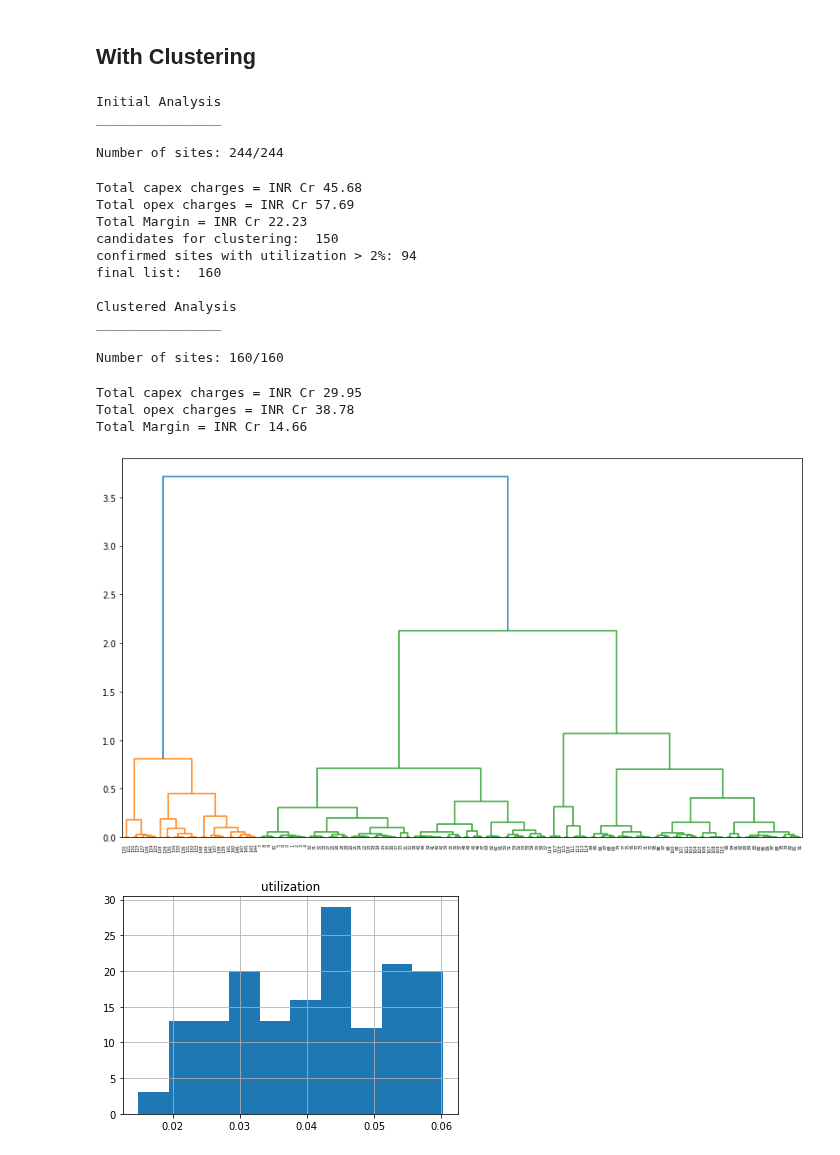
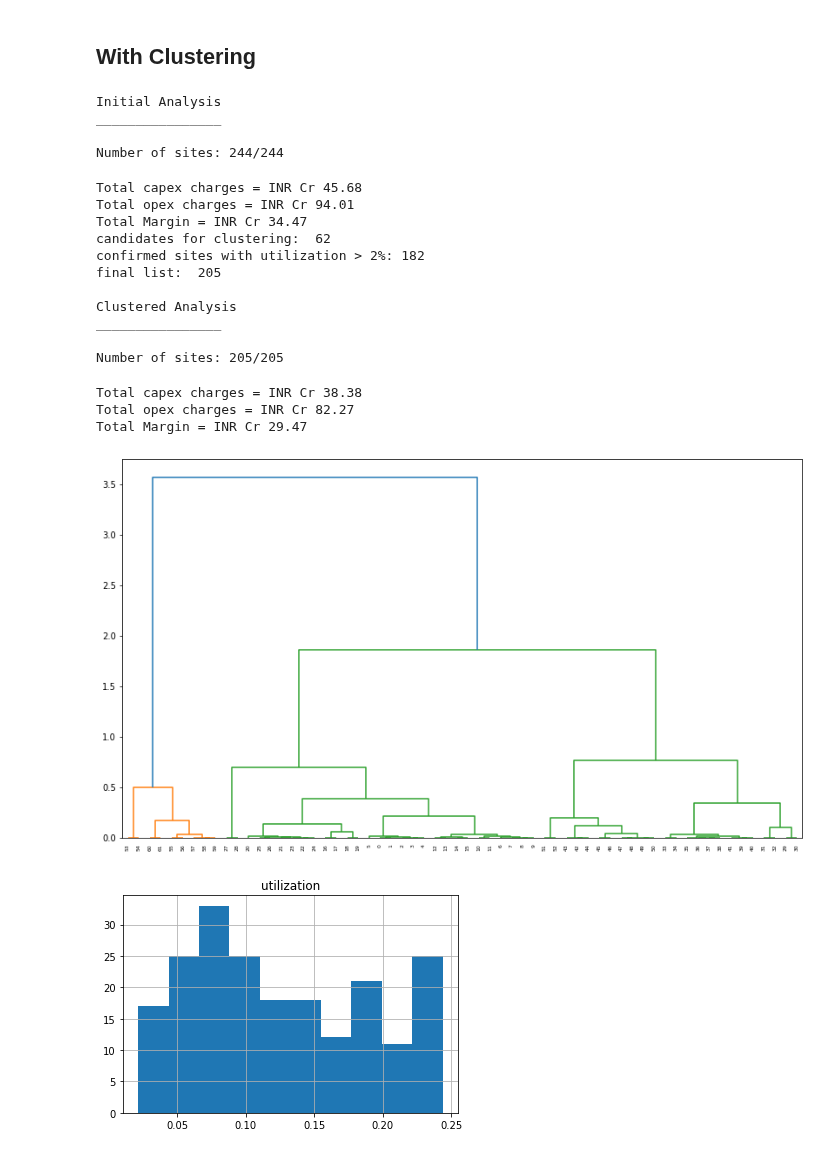
Before and after one commit to AnoopRKulkarni/evci_tool, a Jupyter notebook: 03_analysis.ipynb, the cells around one changed output. Drawn from its saved outputs; the diff is of its cells as text; code cells hidden in the pictures.

```diff
--- a/03_analysis.ipynb
+++ b/03_analysis.ipynb
@@ -251,49 +251,49 @@ s_u_df.hist(column='utilization');
 # %%
 # Inputs from UI
 ui_inputs = {
     "backoff_factor": 1,
     "M": ["3WS", "4WS", "4WF"],
-    "years_of_analysis": [1,2],
+    "years_of_analysis": [1,2,3],
     "capex_2W": 2500,
     "capex_3WS": 112000,
     "capex_4WS": 250000,
     "capex_4WF": 1500000,
     "hoarding cost": 900000,
     "kiosk_cost": 180000,
-    "year1_conversion": 0.02,
-    "year2_conversion": 0.05,
-    "year3_conversion": 0.1,
-    "holiday_percentage": 0.3,
-    "fast_charging": 0.3,
-    "slow_charging": 0.15,
+    "year1_conversion": 0.05,
+    "year2_conversion": 0.15,
+    "year3_conversion": 0.25,
+    "holiday_percentage": 1,
+    "fast_charging": 0.25,
+    "slow_charging": 0.25,
     "cluster": True,
     "cluster_th": 0.02,
     "plot_dendrogram": True,
     "use_defaults": False
 }
 s_u_df = analyze_sites('mumbai_goa', ui_inputs)
 # %% [output]
 Initial Analysis
 ________________
 
 Number of sites: 244/244
 Total capex charges = INR Cr 45.68
-Total opex charges = INR Cr 57.69
-Total Margin = INR Cr 22.23
-candidates for clustering:  150
-confirmed sites with utilization > 2%: 94
-final list:  160
+Total opex charges = INR Cr 94.01
+Total Margin = INR Cr 34.47
+candidates for clustering:  62
+confirmed sites with utilization > 2%: 182
+final list:  205
 
 Clustered Analysis
 ________________
 
-Number of sites: 160/160
+Number of sites: 205/205
-Total capex charges = INR Cr 29.95
-Total opex charges = INR Cr 38.78
-Total Margin = INR Cr 14.66
+Total capex charges = INR Cr 38.38
+Total opex charges = INR Cr 82.27
+Total Margin = INR Cr 29.47
-[figure, old version]
+[figure, new version]
 # %%
 # after clustering
 s_u_df.hist(column='utilization');
 # %% [output]
-[figure, old version]
+[figure, new version]
```
Also changed, not shown: parts of 2 cells of this notebook, 6 other files.
